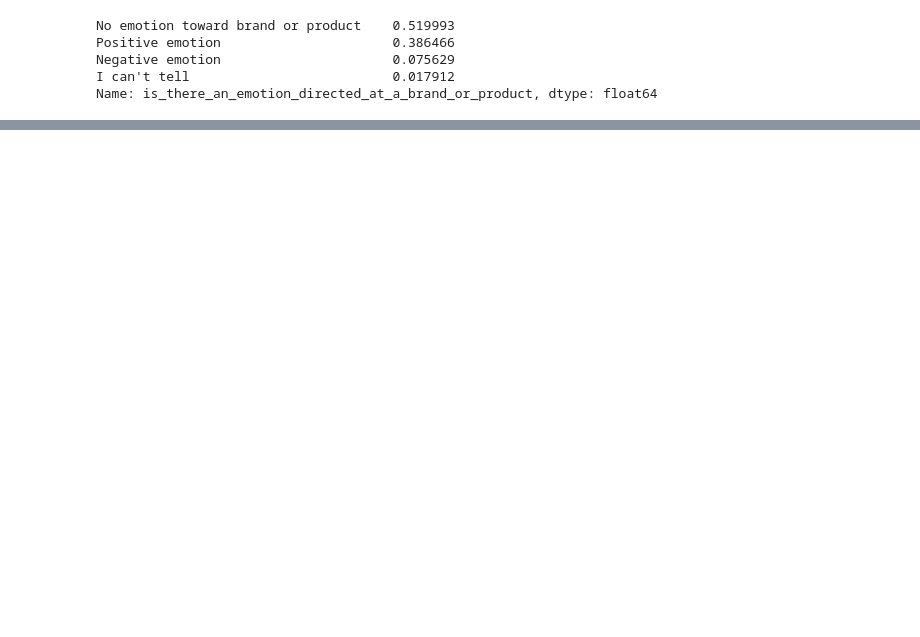
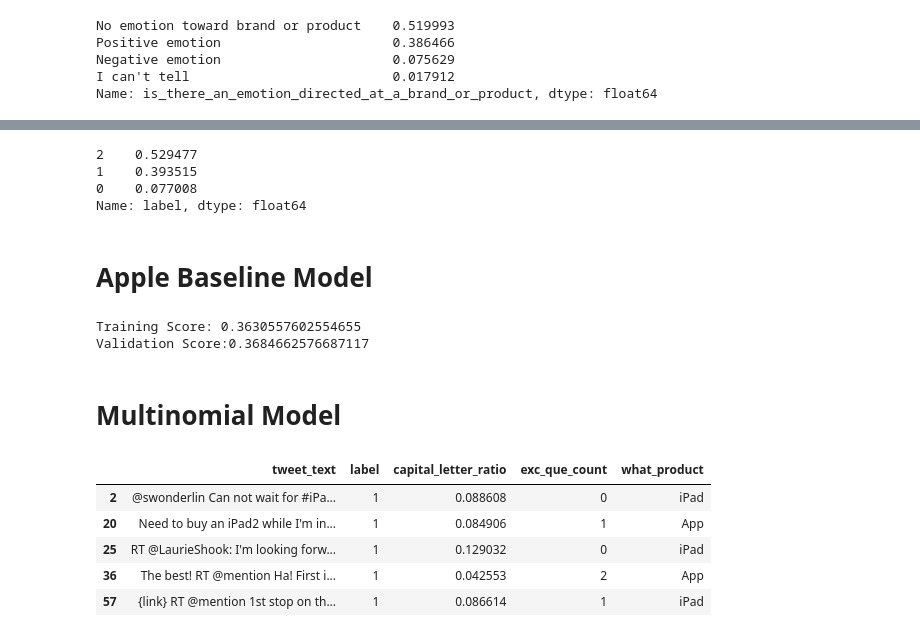
Before and after one commit to kelsklane/Apple_Tweet_Sentiment_NLP, a Jupyter notebook: jupyters/kelsey_notebook.ipynb, the cells around one changed output, grey strips where cells are left out. Saved outputs shown, nothing was run; the diff lists cells and outputs as text; code cells hidden in the pictures; blank space fills up the shorter version.

```diff
--- a/jupyters/kelsey_notebook.ipynb
+++ b/jupyters/kelsey_notebook.ipynb
@@ -59,6 +59,7 @@ Name: label, dtype: float64
 # %%
 #Functions to tokenize text
 import string
+from nltk.stem.snowball import SnowballStemmer
 
 #Replaces pos tags with lemmatize compatable tags
 def pos_replace(treebank_tag):
@@ -79,7 +80,7 @@ keep_punct = ['#', '?', '!', '@']
 punct = [p for p in punct if p not in keep_punct]
 
 #Used to filter out words leftover by twitter scrape
-common_tweet_words = ['#sxsw', 'rt']
+common_tweet_words = ['rt']
 
 #Removes non-ASCII characters (aka emojis that cant be converted to original symbol)
 def remove_junk(tweet):
@@ -90,6 +91,7 @@ def tweet_tokenizer(doc, stop_words = sw):
     #Gets rid of links
     doc = re.sub(r'http\S+', '', doc)
     doc = re.sub(r'www\.[a-z]?\.?(com)+|[a-z]+\.(com)', '', doc)
+    doc = re.sub(r'(?i)(#sxsw)\w*', '', doc)
     #Gets rid of conversions made during scrapping
     doc = re.sub(r'{link}', '', doc)
     doc = re.sub(r'\[video\]', '', doc)
@@ -98,15 +100,26 @@ def tweet_tokenizer(doc, stop_words = sw):
     #Tokenizes using NLTK Twitter Tokenizer
     tweet_token = TweetTokenizer(strip_handles = True)
     doc = tweet_token.tokenize(doc)
+    #Gets rid of numbers
+#     doc_2 = []
+#     for w in doc:
+#         if any([c.isdigit() for c in w]):
+#             pass
+#         else:
+#             doc_2.append(w)
     #Gets rid of leftover stopwords/punctuation/twitter meta-info
-    #doc = [w for w in doc if w.lower() not in sw]
+    doc = [w for w in doc if w.lower() not in sw]
     doc = [w for w in doc if w.lower() not in common_tweet_words]
     doc = [w for w in doc if w not in punct]
+    #Stemmer
+#     snows = SnowballStemmer('english')
+#     doc = [snows.stem(w) for w in doc]
     #Lemmatizes tokens
     doc = pos_tag(doc)
     doc = [(w[0], pos_replace(w[1])) for w in doc]
     lemmatizer = WordNetLemmatizer()
     doc = [lemmatizer.lemmatize(word[0], word[1]) for word in doc]
+
     return doc
 # %%
 t = tweets.loc[38, 'tweet_text']
@@ -1138,0 +1273,60 @@ len(tweets) - len(final_df)
+# %%
+tweets = final_df.drop('emotion_in_tweet_is_directed_at', axis = 1)
+tweets = tweets[tweets['is_there_an_emotion_directed_at_a_brand_or_product'] != 'I can\'t tell']
+tweets['label'] = tweets['is_there_an_emotion_directed_at_a_brand_or_product']
+tweets = tweets.drop('is_there_an_emotion_directed_at_a_brand_or_product', axis = 1)
+tweets = tweets.dropna()
+tweets.label = tweets.label.map({'Negative emotion' : 0, 'Positive emotion': 1,
+                                 'No emotion toward brand or product': 2})
+
+tweets.label.value_counts(normalize = True)
+# %% [output]
+2    0.529477
+1    0.393515
+0    0.077008
+Name: label, dtype: float64
+# %% [markdown]
+# Apple Baseline Model
+# %%
+from sklearn.tree import DecisionTreeClassifier
+from imblearn.pipeline import Pipeline as imbpipeline
+from sklearn.compose import ColumnTransformer
+from sklearn.preprocessing import StandardScaler
+from imblearn.over_sampling import SMOTE
+from sklearn.naive_bayes import MultinomialNB
+from sklearn.model_selection import cross_val_score
+from sklearn.feature_extraction.text import CountVectorizer, TfidfVectorizer
+
+y = tweets['label']
+X = tweets['tweet_text']
+X_train, X_test, y_train, y_test = train_test_split(X, y, random_state = 213)
+
+baseline = imbpipeline(steps=[
+    ('preproc', CountVectorizer(encoding = 'iso-8859-1', lowercase = False, tokenizer = tweet_tokenizer)),
+    ('smote', SMOTE(sampling_strategy = 'not majority', random_state=11)),
+    ('dtc', DecisionTreeClassifier(random_state = 213, max_depth = 5))
+])
+
+baseline.fit(X_train, y_train)
+print("Training Score:", baseline.score(X_train, y_train))
+scores = np.mean(cross_val_score(baseline, X_train, y_train, cv=5))
+print("Validation Score:" + str(scores))
+# %% [output]
+Training Score: 0.3630557602554655
+Validation Score:0.3684662576687117
+# %% [markdown]
+# Multinomial Model
+# %%
+#Making final dataset
+tweets['capital_letter_ratio'] = tweets['tweet_text'].apply(capital_letter_ratio)
+tweets['exc_que_count'] = tweets['tweet_text'].apply(exc_que_count)
+tweets['what_product'] = tweets['tweet_text'].apply(what_product)
+#tweets = tweets.drop('word_count', axis = 1)
+tweets.head()
+# %% [output]
+|  | tweet_text | label | capital_letter_ratio | exc_que_count | what_product |
+| 2 | @swonderlin Can not wait for #iPa... | 1 | 0.088608 | 0 | iPad |
+| 20 | Need to buy an iPad2 while I'm in... | 1 | 0.084906 | 1 | App |
+| 25 | RT @LaurieShook: I'm looking forw... | 1 | 0.129032 | 0 | iPad |
+| 36 | The best! RT @mention Ha! First i... | 1 | 0.042553 | 2 | App |
+| 57 | {link} RT @mention 1st stop on th... | 1 | 0.086614 | 1 | iPad |
```
Also changed, not shown: parts of 28 cells of this notebook.
